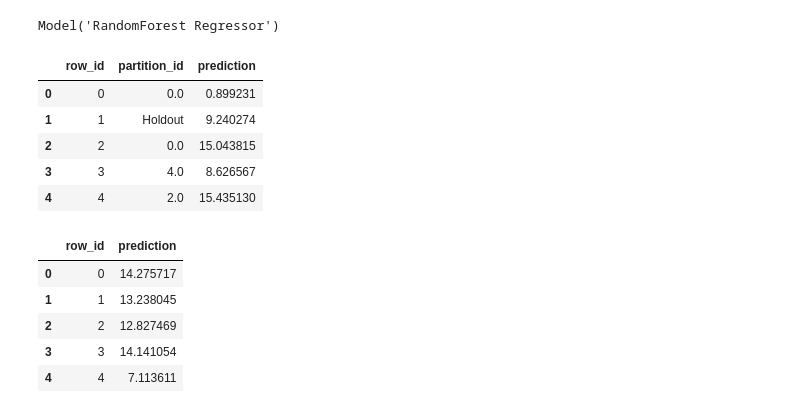
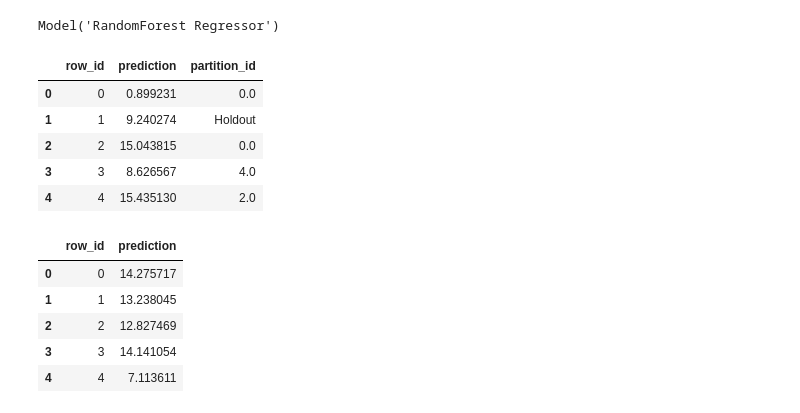
Before and after one commit to datarobot-community/ai-accelerators, a Jupyter notebook: advanced_ml_and_api_approaches/prediction_intervals_via_conformal_inference/prediction_intervals_via_conformal_inference.ipynb, the cells around one changed output. Cells and saved outputs as stored; diff of their text form; code cells hidden in the pictures.

```diff
--- a/advanced_ml_and_api_approaches/prediction_intervals_via_conformal_inference/prediction_intervals_via_conformal_inference.ipynb
+++ b/advanced_ml_and_api_approaches/prediction_intervals_via_conformal_inference/prediction_intervals_via_conformal_inference.ipynb
@@ -263,15 +316,17 @@ best_model
 Model('RandomForest Regressor')
 # %%
 # Compute training predictions (necessary for each method)
-training_preds = compute_training_predictions(model=best_model)
+training_preds = compute_training_predictions(
+    model=best_model, data_subset=dr.enums.DATA_SUBSET.ALL
+)
 training_preds.head()
 # %% [output]
-|  | row_id | partition_id | prediction |
-| 0 | 0 | 0.0 | 0.899231 |
-| 1 | 1 | Holdout | 9.240274 |
-| 2 | 2 | 0.0 | 15.043815 |
-| 3 | 3 | 4.0 | 8.626567 |
-| 4 | 4 | 2.0 | 15.435130 |
+|  | row_id | prediction | partition_id |
+| 0 | 0 | 0.899231 | 0.0 |
+| 1 | 1 | 9.240274 | Holdout |
+| 2 | 2 | 15.043815 | 0.0 |
+| 3 | 3 | 8.626567 | 4.0 |
+| 4 | 4 | 15.435130 | 2.0 |
 # %%
 # Request predictions on testing data
 pred_dataset = project.upload_dataset(sourcedata=df_test, max_wait=60 * 60 * 24)
```
Also changed, not shown: parts of 18 cells of this notebook.
